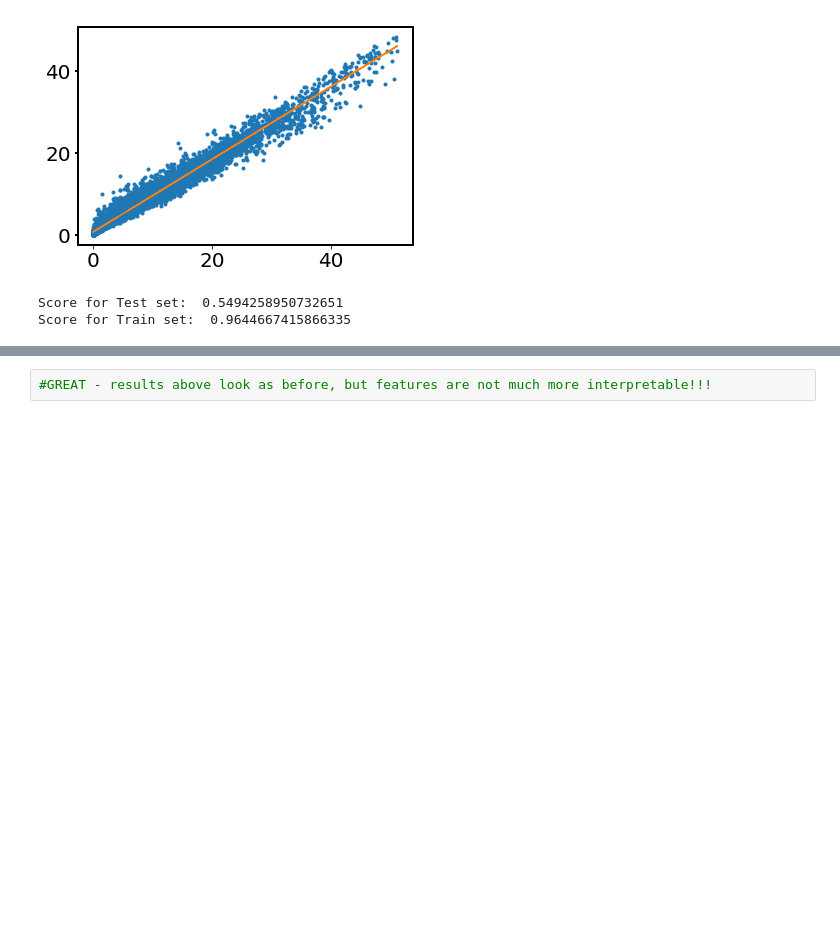
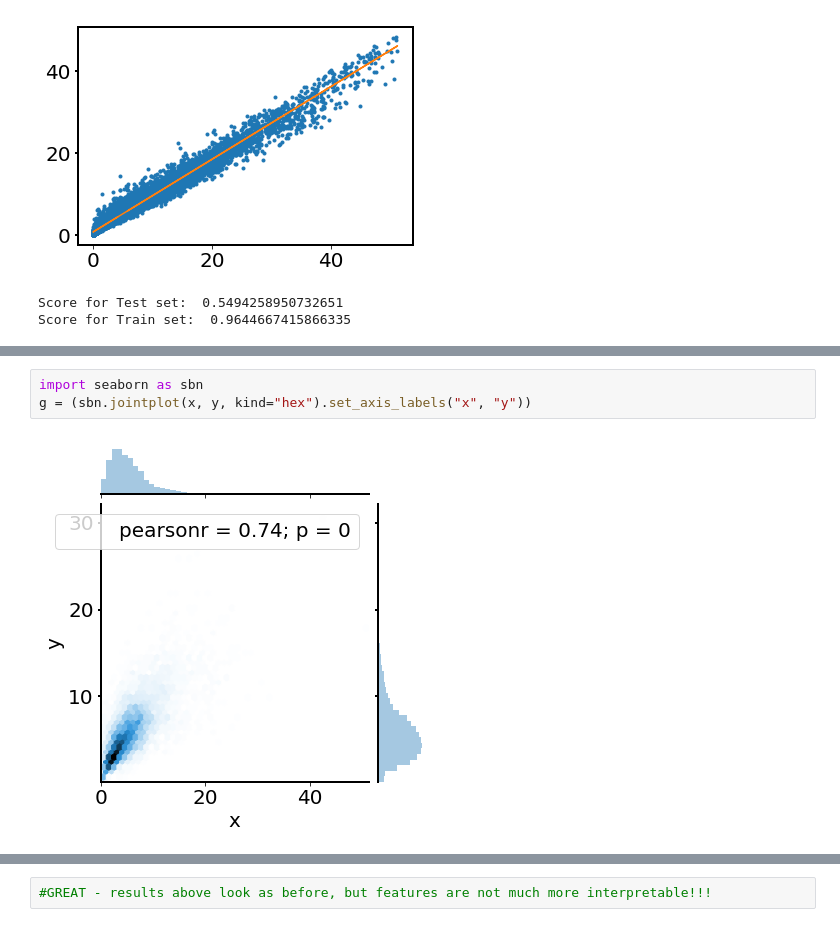
Before and after one commit to olgabane/Insight2019_LibraryProject, a Jupyter notebook: Library_Week3_Notebook8_RFContinuation.ipynb, the cells around one changed output, grey strips where cells are left out. Drawn from its saved outputs; the diff is of its cells as text; blank space fills up the shorter version.

```diff
--- a/Library_Week3_Notebook8_RFContinuation.ipynb
+++ b/Library_Week3_Notebook8_RFContinuation.ipynb
@@ -1310,0 +1333,5 @@ Score for Train set:  0.9644667415866335
+# %%
+import seaborn as sbn
+g = (sbn.jointplot(x, y, kind="hex").set_axis_labels("x", "y"))
+# %% [output]
+[figure, added]
```
Also changed, not shown: parts of 34 cells of this notebook.
